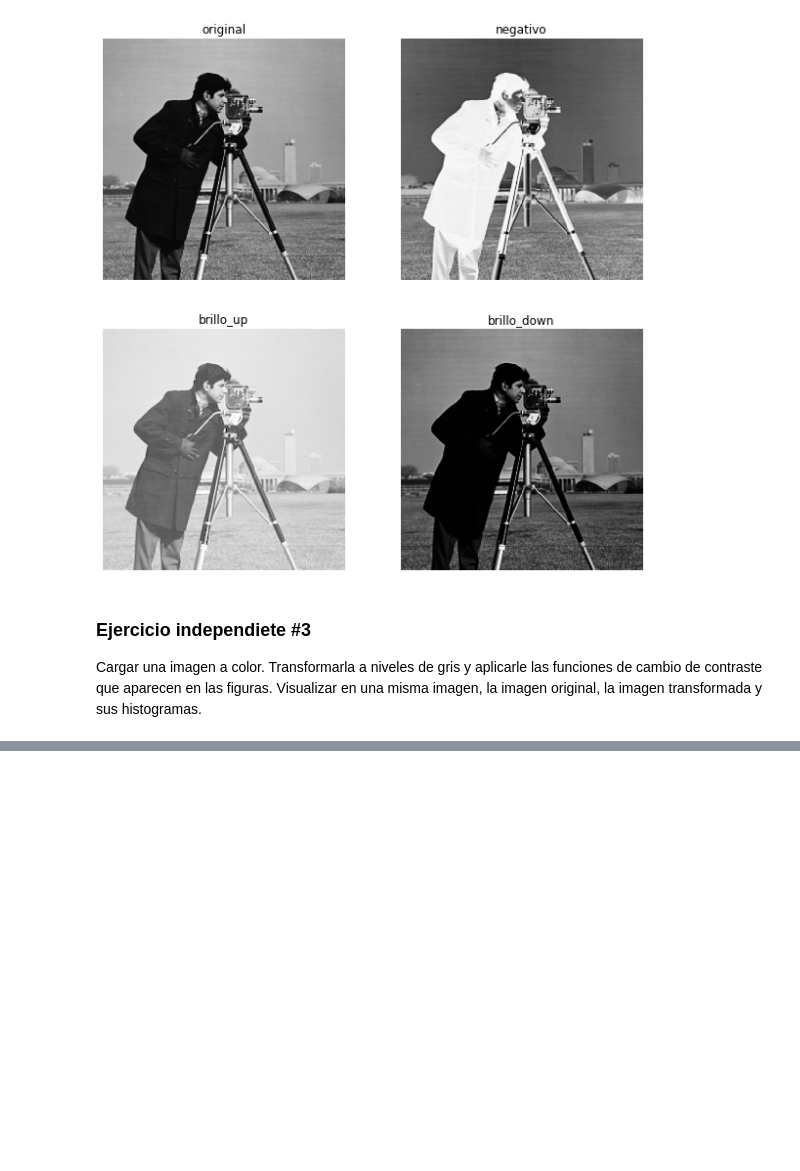
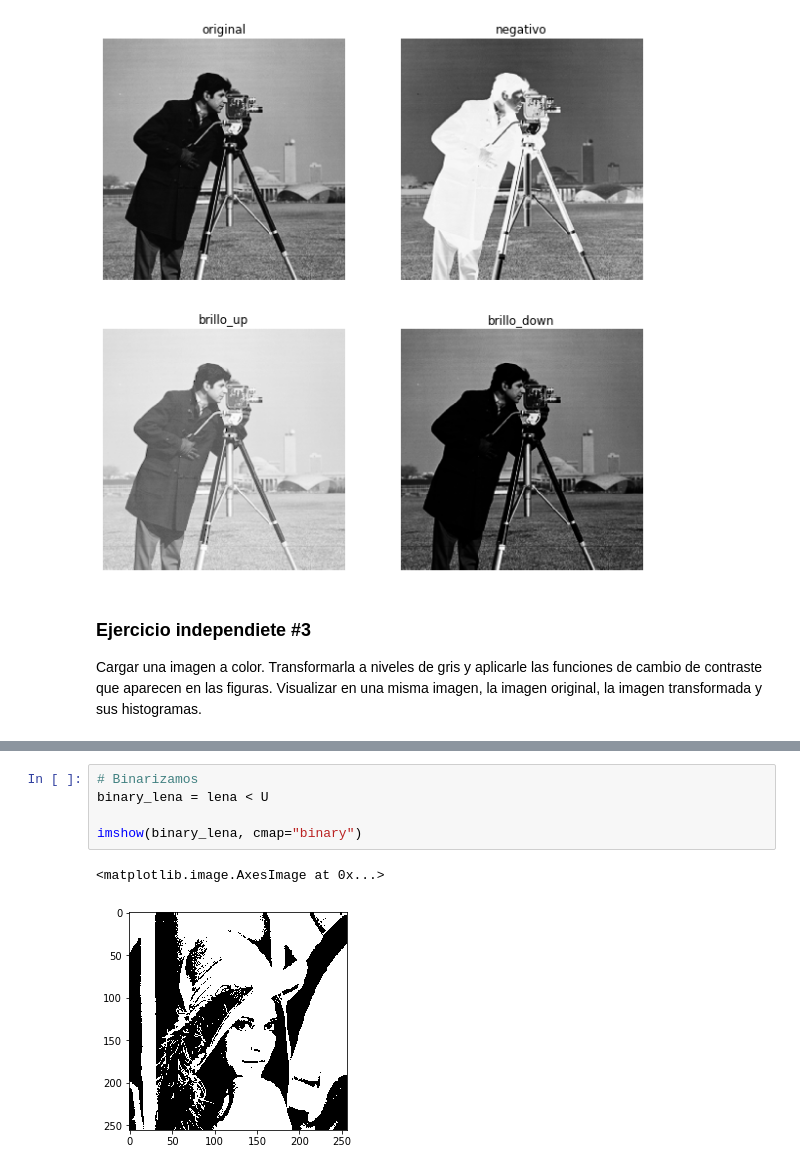
Before and after one commit to luiscib3r/Procesamiento-de-Imagenes, a Jupyter notebook: 04-Transformaciones de intensidad.ipynb, the cells around one changed output, grey strips where cells are left out. Drawn from its saved outputs; the diff is of its cells as text; blank space fills up the shorter version.

```diff
--- a/04-Transformaciones de intensidad.ipynb
+++ b/04-Transformaciones de intensidad.ipynb
@@ -210,0 +281,8 @@ Cargar una imagen a color. Transformarla a niveles de gris y aplicarle las funci
+# %%
+# Binarizamos
+binary_lena = lena < U
+
+imshow(binary_lena, cmap="binary")
+# %% [output]
+<matplotlib.image.AxesImage at 0x...>
+[figure, added]
```
Also changed, not shown: parts of 25 cells of this notebook, 3 other files.
